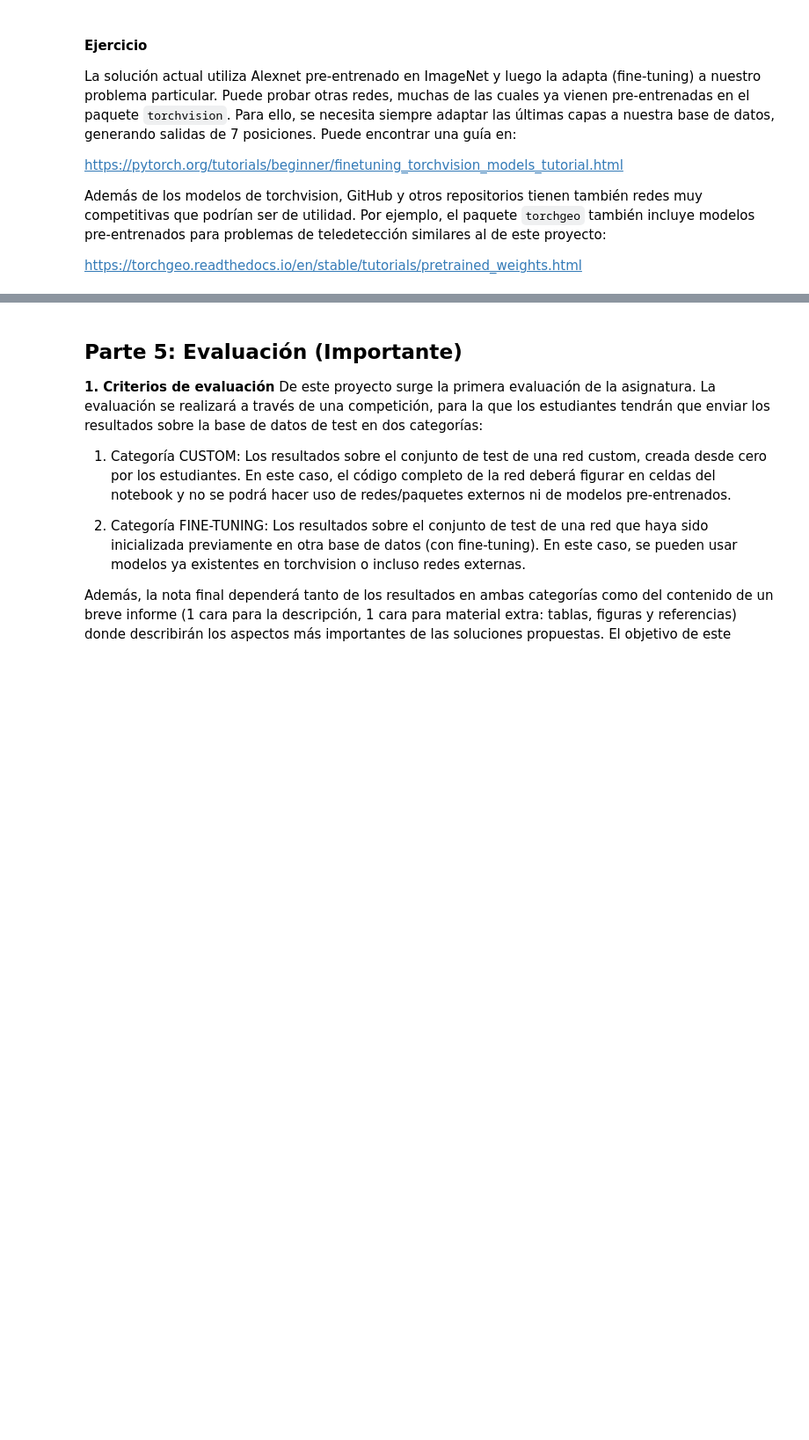
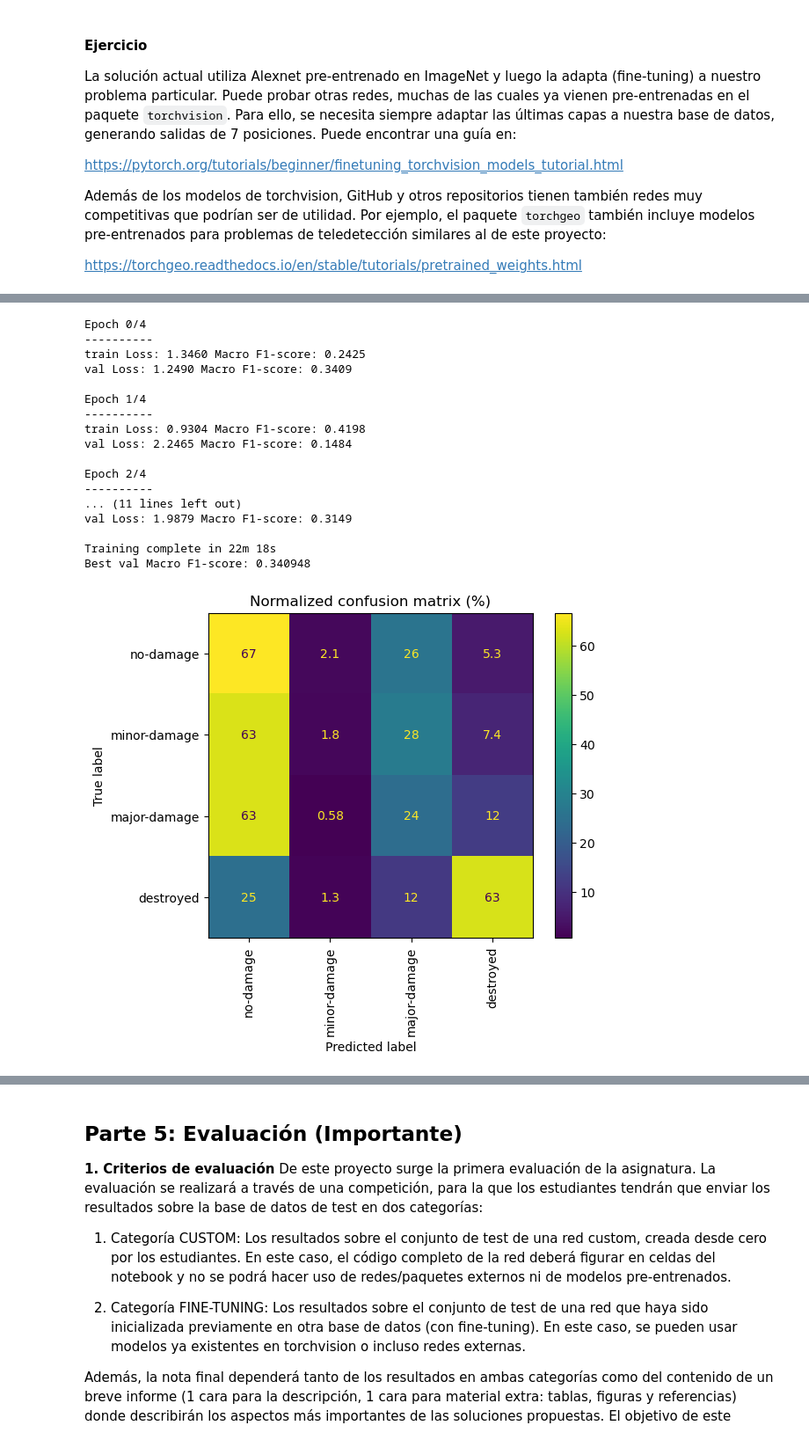
Before and after one commit to AMF064/APAI_2026, a Jupyter notebook: Practica_3/P2_Clasificacion_Imagenes_DNNs.ipynb, the cells around one changed output, grey strips where cells are left out. Shown at 88% size. Drawn from its saved outputs; the diff is of its cells as text; code cells hidden in the pictures; blank space fills up the shorter version.

```diff
--- a/Practica_3/P2_Clasificacion_Imagenes_DNNs.ipynb
+++ b/Practica_3/P2_Clasificacion_Imagenes_DNNs.ipynb
@@ -1675,0 +1768,10 @@ Además de los modelos de torchvision, GitHub y otros repositorios tienen tambi
+# %%
+# Cargamos VGG16 preentrenada
+vgg = models.vgg16(pretrained=True)
+
+# Cambiamos la última capa (clasificador)
+num_ftrs = vgg.classifier[6].in_features
+vgg.classifier[6] = nn.Linear(num_ftrs, 4)
+
+vgg = vgg.to(device)
+print(vgg)
@@ -1675,0 +1797,27 @@ Además de los modelos de torchvision, GitHub y otros repositorios tienen tambi
+# %%
+#OPTIMIZAR:
+optimizer_vgg = optim.SGD(vgg.parameters(), lr=1e-3, momentum=0.9)
+scheduler_vgg = lr_scheduler.StepLR(optimizer_vgg, step_size=7, gamma=0.1)
+# %%
+#ENTRENAMIENTO:
+vgg = train_model(vgg, criterion, optimizer_vgg, scheduler_vgg,
+                  num_epochs=5)
+# %% [output]
+Epoch 0/4
+----------
+train Loss: 1.3460 Macro F1-score: 0.2425
+val Loss: 1.2490 Macro F1-score: 0.3409
+
+Epoch 1/4
+----------
+train Loss: 0.9304 Macro F1-score: 0.4198
+val Loss: 2.2465 Macro F1-score: 0.1484
+
+Epoch 2/4
+----------
+... (11 lines left out)
+val Loss: 1.9879 Macro F1-score: 0.3149
+
+Training complete in 22m 18s
+Best val Macro F1-score: 0.340948
+[figure, added]
```
Also changed, not shown: parts of 16 cells of this notebook.
